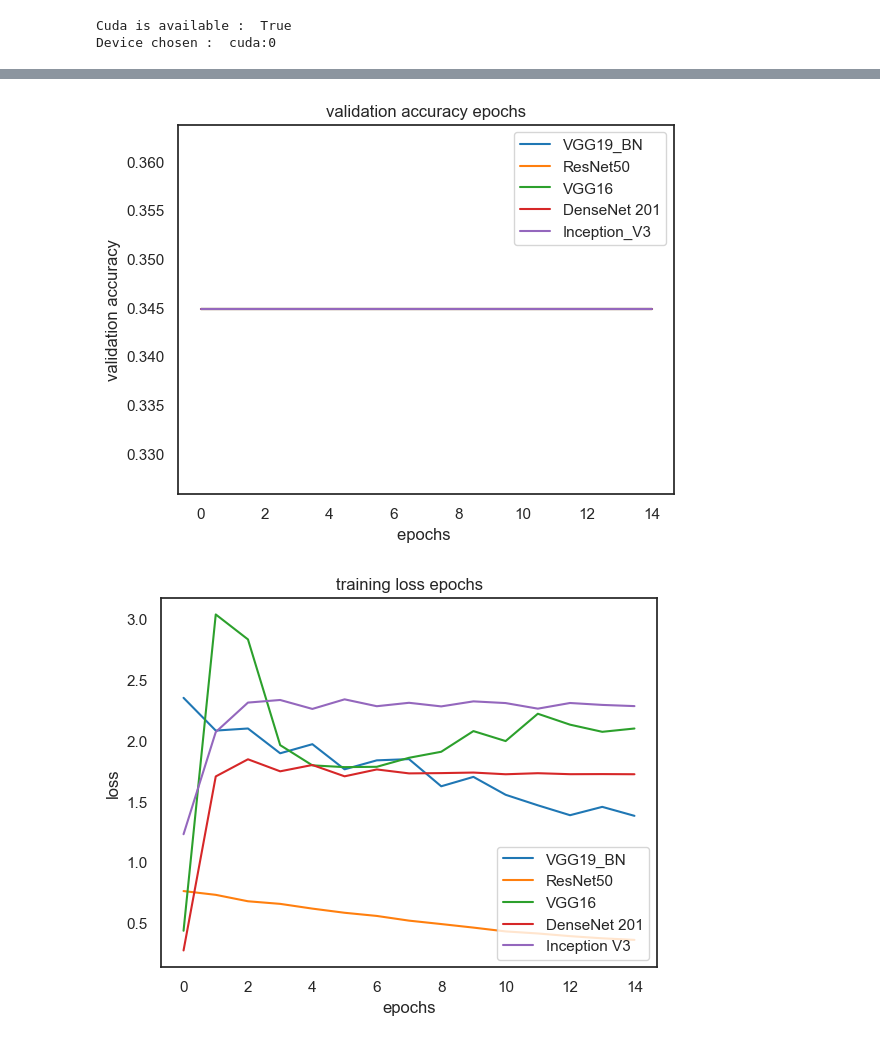
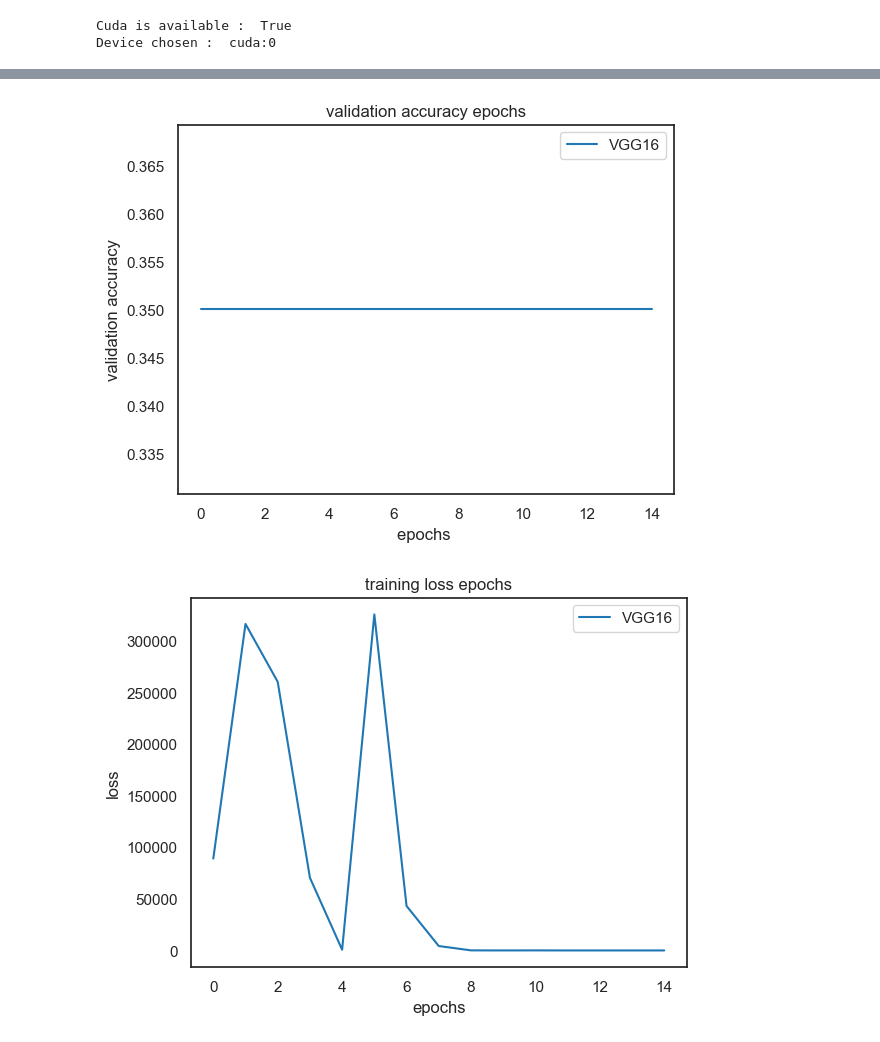
Before and after one commit to johnnyk1090/Transfer_Learning_Alzheimer_Classification, a Jupyter notebook: Alzheimer_Classification.ipynb, the cells around one changed output, grey strips where cells are left out. Saved outputs shown, nothing was run; the diff lists cells and outputs as text; code cells hidden in the pictures.

```diff
--- a/Alzheimer_Classification.ipynb
+++ b/Alzheimer_Classification.ipynb
@@ -66,8 +66,8 @@ class Data(Dataset):
           super(Data, self).__init__()
 
           # data directories
-          self.train_dir = './Alzheimer_Data_mini/Alzheimer_s Dataset/train'
-          self.test_dir = './Alzheimer_Data_mini/Alzheimer_s Dataset/test'
+          self.train_dir = './Alzheimer_Data_Full/data/train'
+          self.test_dir = './Alzheimer_Data_Full/data/val'
 
           # transform section
           mean =  [0.485, 0.456, 0.406]
@@ -227,0 +248,5 @@ Inception3(
+# %%
+# Reload THE MODEL
+
+model_ft = reload_model(model_name, num_classes, feature_extract)
+model_ft.to(device)
@@ -380,30 +414,30 @@ train_201=train_model(model_ft, train_loader, val_loader, optimizer_ft, N_EPOCHS
 # %%
 # Plot the accuracy : AFTER N_EPOCHS
 
-plt.plot(train_19_bn['validation_accuracy'], label='VGG19_BN')
-plt.plot(train_50['validation_accuracy'], label='ResNet50')
+# plt.plot(train_19_bn['validation_accuracy'], label='VGG19_BN')
+# plt.plot(train_50['validation_accuracy'], label='ResNet50')
 plt.plot(train_16['validation_accuracy'], label='VGG16')
-plt.plot(train_201['validation_accuracy'], label='DenseNet 201')
-plt.plot(train_inception['validation_accuracy'], label='Inception_V3')
+# plt.plot(train_201['validation_accuracy'], label='DenseNet 201')
+# plt.plot(train_inception['validation_accuracy'], label='Inception_V3')
 plt.ylabel('validation accuracy')
 plt.xlabel('epochs ')
 plt.title('validation accuracy epochs')
 plt.legend()
 plt.show()
 # %% [output]
-[figure, old version]
+[figure, new version]
 # %%
 # Plot the loss : AFTER N_EPOCHS
 
-plt.plot(train_19_bn['training_loss'], label='VGG19_BN')
-plt.plot(train_50['training_loss'], label='ResNet50')
+# plt.plot(train_19_bn['training_loss'], label='VGG19_BN')
+# plt.plot(train_50['training_loss'], label='ResNet50')
 plt.plot(train_16['training_loss'], label='VGG16')
-plt.plot(train_201['training_loss'], label='DenseNet 201')
-plt.plot(train_inception['training_loss'], label='Inception V3')
+# plt.plot(train_201['training_loss'], label='DenseNet 201')
+# plt.plot(train_inception['training_loss'], label='Inception V3')
 plt.ylabel('loss')
 plt.xlabel('epochs')
 plt.title('training loss epochs')
 plt.legend()
 plt.show()
 # %% [output]
-[figure, old version]
+[figure, new version]
```
Also changed, not shown: parts of 22 cells of this notebook.
